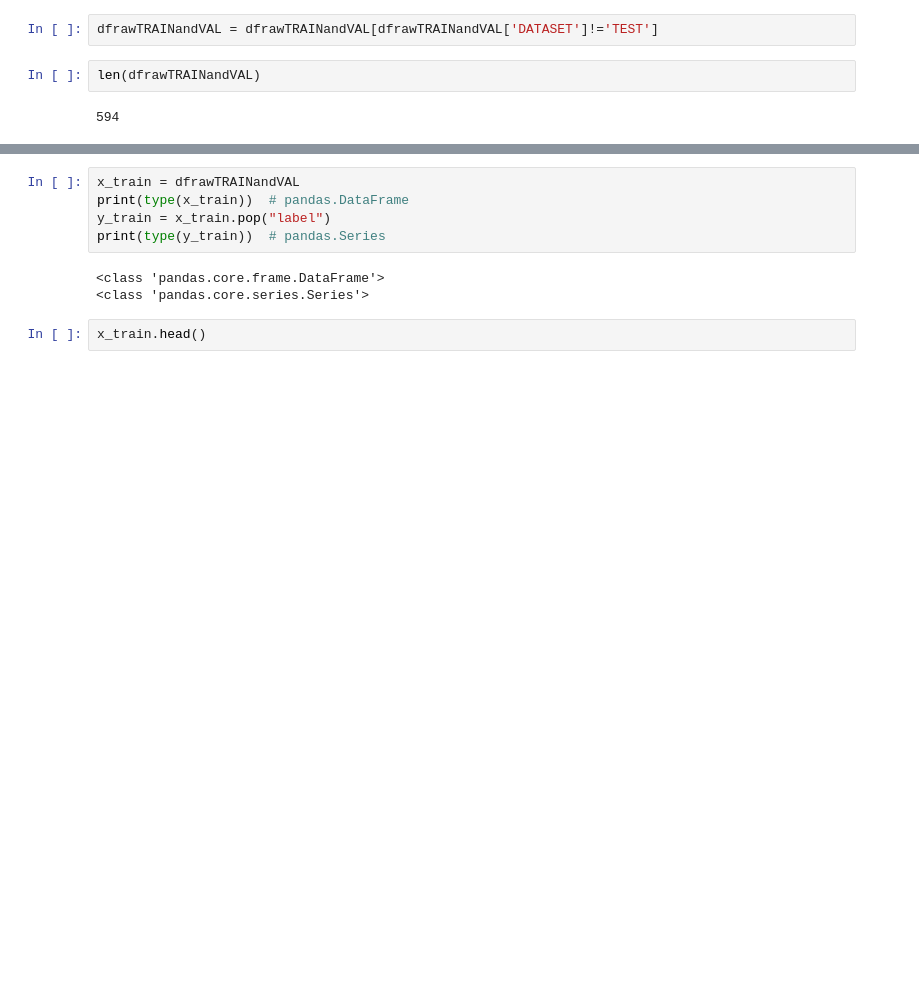
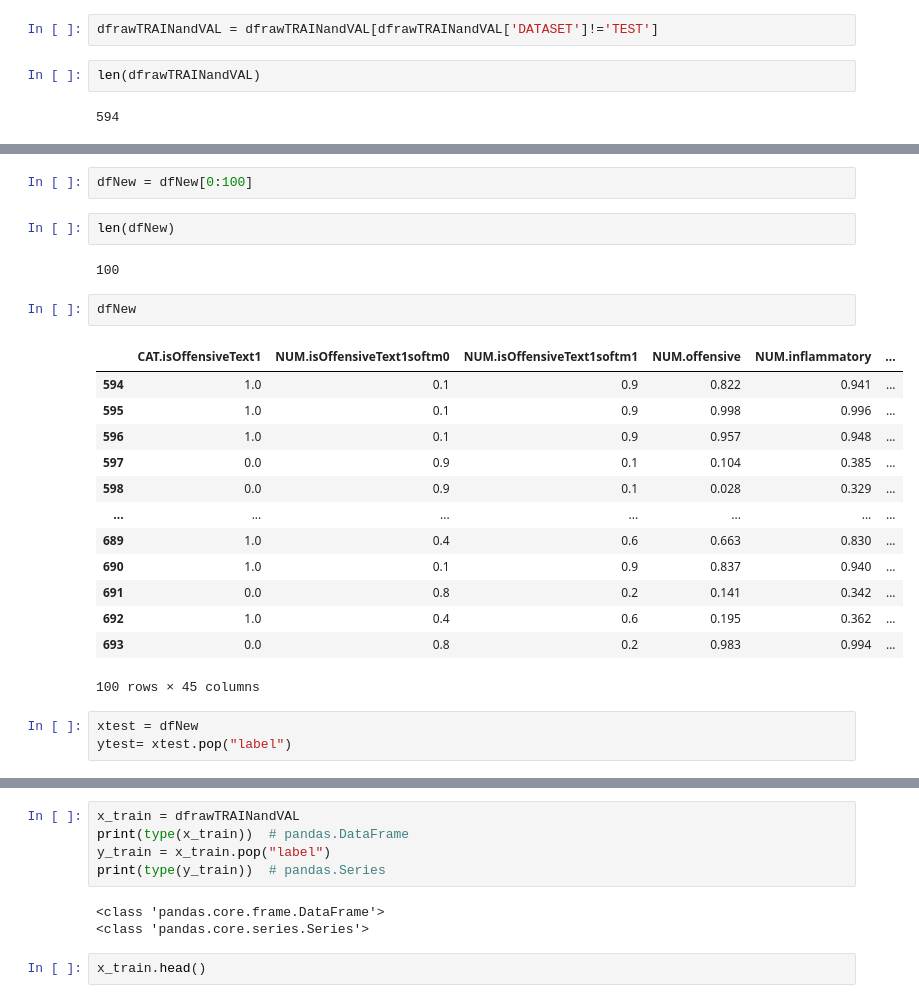
Before and after one commit to rajagopalmotivate/WiproMultiModalClassifierOffensive, a Jupyter notebook: Copy_of_Enduser_Declares_Active_Features_to_improve_X_Multimodal_classifer_ver_8.ipynb, the cells around one changed output, grey strips where cells are left out. Drawn from its saved outputs; the diff is of its cells as text; blank space fills up the shorter version.

```diff
--- a/Copy_of_Enduser_Declares_Active_Features_to_improve_X_Multimodal_classifer_ver_8.ipynb
+++ b/Copy_of_Enduser_Declares_Active_Features_to_improve_X_Multimodal_classifer_ver_8.ipynb
@@ -795,0 +734,25 @@ len(dfrawTRAINandVAL)
+# %%
+dfNew = dfNew[0:100]
+# %%
+len(dfNew)
+# %% [output]
+100
+# %%
+dfNew
+# %% [output]
+|  | CAT.isOffensiveText1 | NUM.isOffensiveText1softm0 | NUM.isOffensiveText1softm1 | NUM.offensive | NUM.inflammatory | ... |
+| 594 | 1.0 | 0.1 | 0.9 | 0.822 | 0.941 | ... |
+| 595 | 1.0 | 0.1 | 0.9 | 0.998 | 0.996 | ... |
+| 596 | 1.0 | 0.1 | 0.9 | 0.957 | 0.948 | ... |
+| 597 | 0.0 | 0.9 | 0.1 | 0.104 | 0.385 | ... |
+| 598 | 0.0 | 0.9 | 0.1 | 0.028 | 0.329 | ... |
+| ... | ... | ... | ... | ... | ... | ... |
+| 689 | 1.0 | 0.4 | 0.6 | 0.663 | 0.830 | ... |
+| 690 | 1.0 | 0.1 | 0.9 | 0.837 | 0.940 | ... |
+| 691 | 0.0 | 0.8 | 0.2 | 0.141 | 0.342 | ... |
+| 692 | 1.0 | 0.4 | 0.6 | 0.195 | 0.362 | ... |
+| 693 | 0.0 | 0.8 | 0.2 | 0.983 | 0.994 | ... |
+100 rows × 45 columns
+# %%
+xtest = dfNew
+ytest= xtest.pop("label")
```
Also changed, not shown: parts of 23 cells of this notebook.
